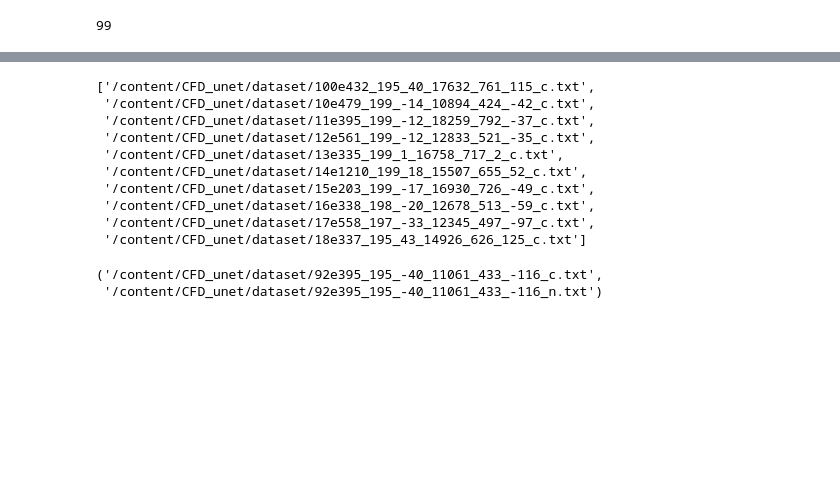
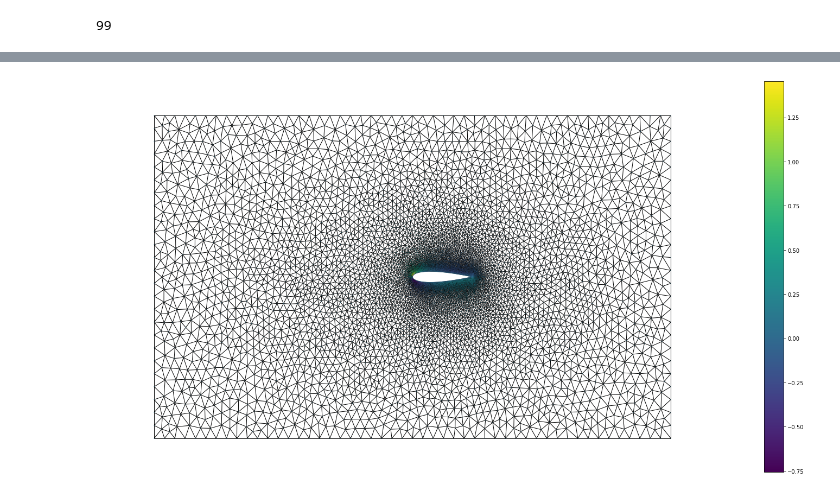
Before and after one commit to SergeyAnufriev/CFD_unet, a Jupyter notebook: notebooks/Mesh_data_EDA.ipynb, the cells around one changed output, grey strips where cells are left out. Drawn from its saved outputs; the diff is of its cells as text; code cells hidden in the pictures; blank space fills up the shorter version.

```diff
--- a/notebooks/Mesh_data_EDA.ipynb
+++ b/notebooks/Mesh_data_EDA.ipynb
@@ -161,14 +153,0 @@ files = glob.glob(r'/content/CFD_unet/dataset/*.txt',recursive=True)
-# %%
-import os
-sorted(glob.glob('/content/CFD_unet/dataset/*_c.txt'), key=os.path.getmtime)[:10]
-# %% [output]
-['/content/CFD_unet/dataset/100e432_195_40_17632_761_115_c.txt',
- '/content/CFD_unet/dataset/10e479_199_-14_10894_424_-42_c.txt',
- '/content/CFD_unet/dataset/11e395_199_-12_18259_792_-37_c.txt',
- '/content/CFD_unet/dataset/12e561_199_-12_12833_521_-35_c.txt',
- '/content/CFD_unet/dataset/13e335_199_1_16758_717_2_c.txt',
- '/content/CFD_unet/dataset/14e1210_199_18_15507_655_52_c.txt',
- '/content/CFD_unet/dataset/15e203_199_-17_16930_726_-49_c.txt',
- '/content/CFD_unet/dataset/16e338_198_-20_12678_513_-59_c.txt',
- '/content/CFD_unet/dataset/17e558_197_-33_12345_497_-97_c.txt',
- '/content/CFD_unet/dataset/18e337_195_43_14926_626_125_c.txt']
@@ -183,5 +154,27 @@ n = c + 2
-# %%
-files_[c],files_[n]
-# %% [output]
-('/content/CFD_unet/dataset/92e395_195_-40_11061_433_-116_c.txt',
- '/content/CFD_unet/dataset/92e395_195_-40_11061_433_-116_n.txt')
+# %%
+graph ,X_out  = dataset.get(12)
+
+X_feat  = graph.x[:,:2]
+pos_    =  {x:(float(X_feat[x,0].numpy()),float(X_feat[x,1].numpy())) for x in range(len(X_feat))}
+
+
+
+
+g = to_networkx(graph,to_undirected=True)
+
+plt.figure(figsize=(20,10))
+
+colors = X_out[:,2].numpy()
+
+cmap=plt.cm.viridis
+vmin = min(colors)
+vmax = max(colors)
+
+nx.draw(g,pos=pos_, with_labels=False,node_size=0.1,node_color=colors, vmin=vmin, vmax=vmax)
+sm = plt.cm.ScalarMappable(cmap=cmap, norm=plt.Normalize(vmin = vmin, vmax=vmax))
+sm._A = []
+plt.colorbar(sm)
+
+plt.show()
+# %% [output]
+[figure, added]
```
Also changed, not shown: parts of 8 cells of this notebook.
